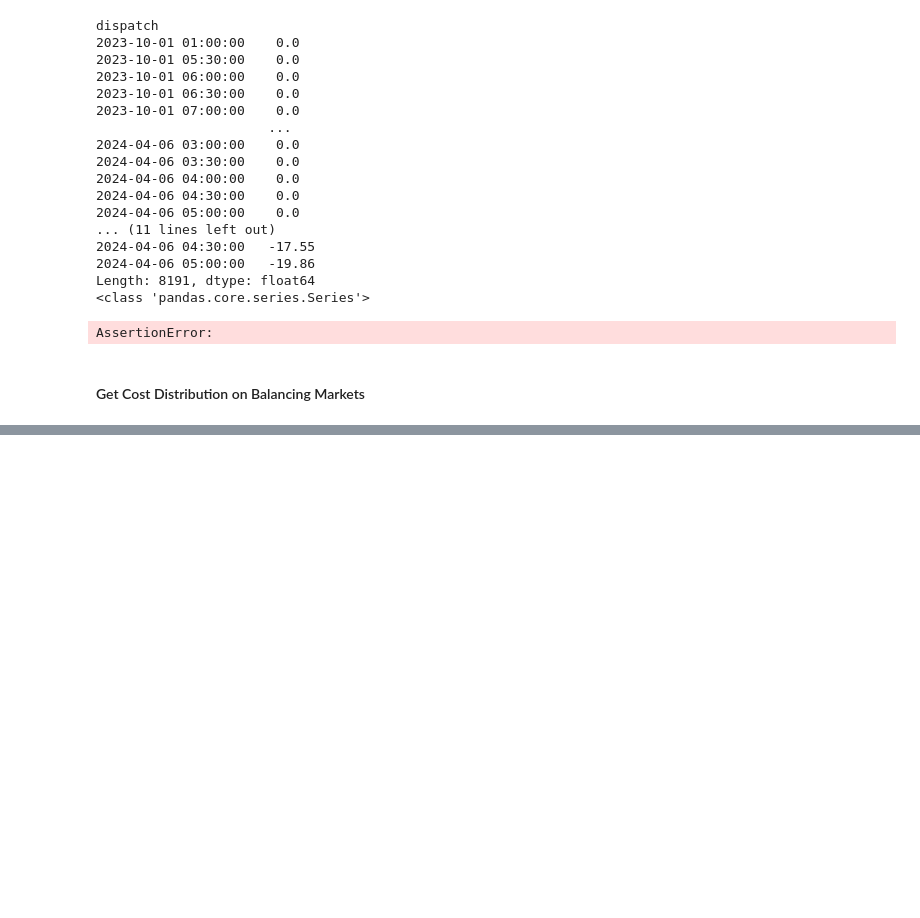
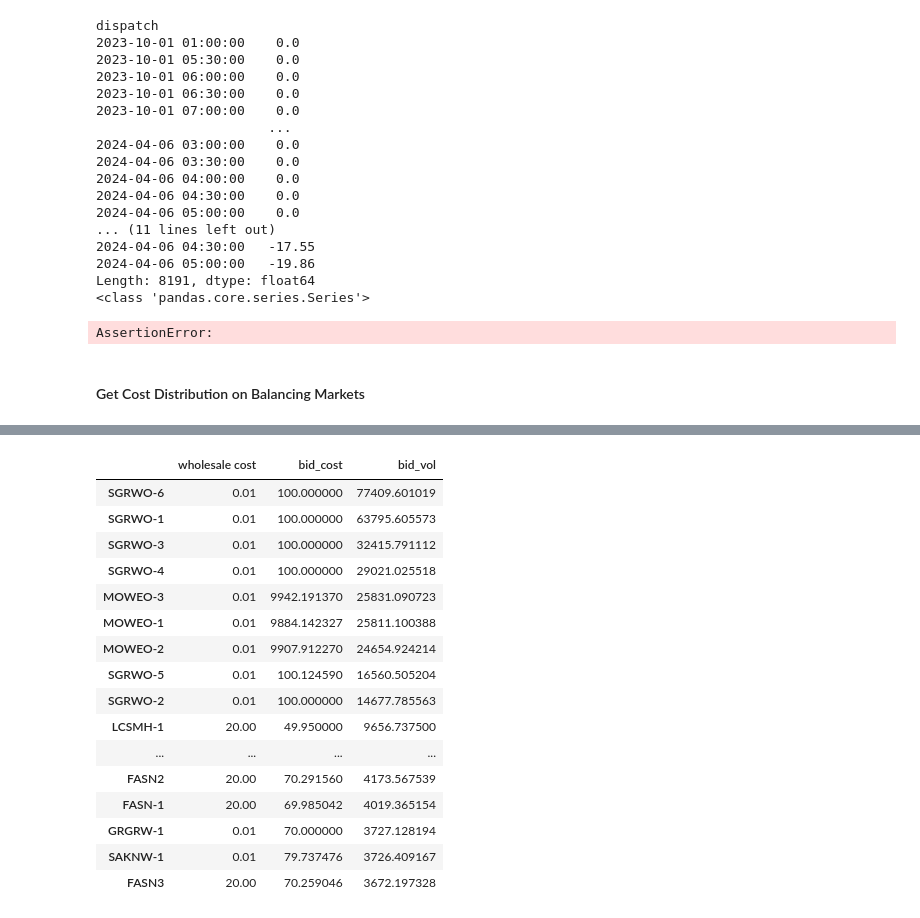
Before and after one commit to LukasFrankenQ/LMP, a Jupyter notebook: notebooks/get_generator_marginals.ipynb, the cells around one changed output, grey strips where cells are left out. Saved outputs shown, nothing was run; the diff lists cells and outputs as text; code cells hidden in the pictures; blank space fills up the shorter version.

```diff
--- a/notebooks/get_generator_marginals.ipynb
+++ b/notebooks/get_generator_marginals.ipynb
@@ -526,0 +720,4 @@ import pandas as pd
+# %%
+# revs = pd.concat([a for a in actions if not a.empty], axis=1)
+revs = pd.concat([a[["offer revenue", "bid revenue"]].stack() for a in actions if not a.empty], axis=1)
+prices = pd.concat([a[["offer price", "bid price"]].stack() for a in actions if not a.empty], axis=1)
@@ -526,0 +795,14 @@ import pandas as pd
+# %%
+import pypsa
+
+n = pypsa.Network(Path.cwd().parent / 'resources' / 'live_data' / '2024-03-01_10' / 'network.nc')
+print(n.generators.carrier.unique())
+
+ren_carriers = [
+    'onwind',
+    'offwind',
+    'wind',
+    'hydro',
+    'hydro-scheme',
+    'floating wind',
+]
@@ -526,0 +818,42 @@ import pandas as pd
+# %%
+offer_results = results.loc[results["offer_vol"] > 0]
+bid_results = results.loc[results["bid_vol"] > 0]
+
+offinter = offer_results.index.intersection(ests.index)
+bidinter = bid_results.index.intersection(ests.index)
+renewable_bidinter = n.generators.loc[n.generators.carrier.isin(ren_carriers)].index.intersection(bid_results.index)
+
+offer_total = pd.concat((
+    ests.rename('wholesale cost').loc[offinter],
+    offer_results.loc[offinter, ['offer_cost', 'offer_vol']],
+), axis=1)
+
+dispatch_bid_total = pd.concat((
+    ests.rename('wholesale cost').loc[bidinter],
+    bid_results.loc[bidinter, ['bid_cost', 'bid_vol']],
+), axis=1)
+
+renewable_bid_total = pd.concat((
+    n.generators.loc[renewable_bidinter, 'marginal_cost'].rename('wholesale cost'),
+    bid_results.loc[renewable_bidinter, ['bid_cost', 'bid_vol']],
+), axis=1)
+# %%
+renewable_bid_total.sort_values(by='bid_vol', ascending=False).head(20)
+# %% [output]
+|  | wholesale cost | bid_cost | bid_vol |
+| SGRWO-6 | 0.01 | 100.000000 | 77409.601019 |
+| SGRWO-1 | 0.01 | 100.000000 | 63795.605573 |
+| SGRWO-3 | 0.01 | 100.000000 | 32415.791112 |
+| SGRWO-4 | 0.01 | 100.000000 | 29021.025518 |
+| MOWEO-3 | 0.01 | 9942.191370 | 25831.090723 |
+| MOWEO-1 | 0.01 | 9884.142327 | 25811.100388 |
+| MOWEO-2 | 0.01 | 9907.912270 | 24654.924214 |
+| SGRWO-5 | 0.01 | 100.124590 | 16560.505204 |
+| SGRWO-2 | 0.01 | 100.000000 | 14677.785563 |
+| LCSMH-1 | 20.00 | 49.950000 | 9656.737500 |
+| ... | ... | ... | ... |
+| FASN2 | 20.00 | 70.291560 | 4173.567539 |
+| FASN-1 | 20.00 | 69.985042 | 4019.365154 |
+| GRGRW-1 | 0.01 | 70.000000 | 3727.128194 |
+| SAKNW-1 | 0.01 | 79.737476 | 3726.409167 |
+| FASN3 | 20.00 | 70.259046 | 3672.197328 |
```
Also changed, not shown: parts of 25 cells of this notebook, 5 other files.
